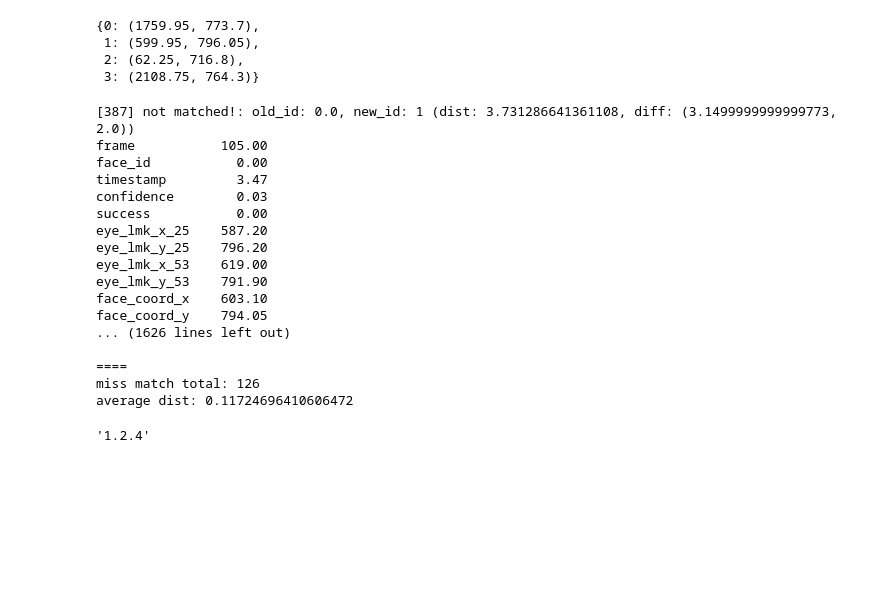
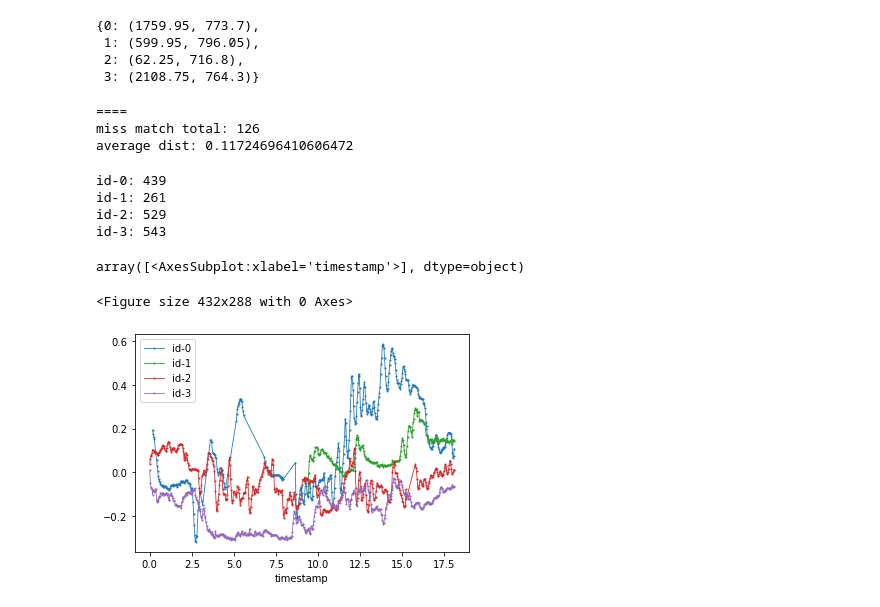
Before and after one commit to jeffshee/icer, a Jupyter notebook: openface/test_format_csv.ipynb, the cells around one changed output. Saved outputs shown, nothing was run; the diff lists cells and outputs as text; code cells hidden in the pictures; blank space fills up the shorter version.

Commit message:
plot rotation changes

```diff
--- a/openface/test_format_csv.ipynb
+++ b/openface/test_format_csv.ipynb
@@ -92,37 +93,53 @@ for index, row in new_df.iterrows():
     output_df.loc[index, 'new_face_id'] = new_face_id
 
     if face_id != new_face_id:
-        print(f"[{index}] not matched!: old_id: {face_id}, new_id: {new_face_id} (dist: {dist}, diff: {coord_diff})")
-        print(row)
+#         print(f"[{index}] not matched!: old_id: {face_id}, new_id: {new_face_id} (dist: {dist}, diff: {coord_diff})")
+#         print(row)
         counter += 1
         total_dist += dist
         output_df.loc[index, 'face_id_update'] = True
-
+    else:
+        output_df.loc[index, 'face_id_update'] = False
 
 print(f"\n====\nmiss match total: {counter}")
 print(f"average dist: {dist / counter}")
 
-output_df.to_csv("new_test.csv", encoding="shift_jis", index=False)
-output_df[output_df[]].to_csv("new_test.csv", encoding="shift_jis", index=False)
+# output_df.to_csv("new_test.csv", encoding="shift_jis", index=False)
+# 検出に成功した結果のみ抽出
+suc_output_df = output_df[output_df['success'] == 1]
+suc_output_df.to_csv("successed_new_test.csv", encoding="shift_jis", index=False)
 # %% [output]
-[387] not matched!: old_id: 0.0, new_id: 1 (dist: 3.731286641361108, diff: (3.1499999999999773, 2.0))
-frame           105.00
-face_id           0.00
-timestamp         3.47
-confidence        0.03
-success           0.00
-eye_lmk_x_25    587.20
-eye_lmk_y_25    796.20
-eye_lmk_x_53    619.00
-eye_lmk_y_53    791.90
-face_coord_x    603.10
-face_coord_y    794.05
-... (1626 lines left out)
-
 ====
 miss match total: 126
 average dist: 0.11724696410606472
-# %%
-pd.__version__
-# %% [output]
-'1.2.4'
+# %%
+print(f"id-0: {len(suc_output_df[suc_output_df['new_face_id'] == 0])}")
+print(f"id-1: {len(suc_output_df[suc_output_df['new_face_id'] == 1])}")
+print(f"id-2: {len(suc_output_df[suc_output_df['new_face_id'] == 2])}")
+print(f"id-3: {len(suc_output_df[suc_output_df['new_face_id'] == 3])}")
+# %% [output]
+id-0: 439
+id-1: 261
+id-2: 529
+id-3: 543
+# %%
+import matplotlib.pyplot as plt
+%matplotlib inline
+
+plt.rcParams['lines.linewidth'] = 0.8
+plt.rcParams['lines.markersize'] = 2.0
+# %%
+# Rotation-x
+plt.figure()
+
+ax = suc_output_df[suc_output_df['new_face_id'] == 0].plot(x='timestamp', y='pose_Rx', label='id-0', marker='.')
+suc_output_df[suc_output_df['new_face_id'] == 1].plot(x='timestamp', y='pose_Rx', label='id-1', marker='.', ax=ax, color='C2')
+suc_output_df[suc_output_df['new_face_id'] == 2].plot(x='timestamp', y='pose_Rx', label='id-2', marker='.', ax=ax, color='C3')
+suc_output_df[suc_output_df['new_face_id'] == 3].plot(x='timestamp', y='pose_Rx', label='id-3', marker='.', ax=ax, color='C4', subplots=True)
+
+# plt.savefig('pose_Rx.png', facecolor='white', dpi=300)
+# plt.close('all')
+# %% [output]
+array([<AxesSubplot:xlabel='timestamp'>], dtype=object)
+<Figure size 432x288 with 0 Axes>
+[figure, added]
```
Also changed, not shown: parts of 8 cells of this notebook.
